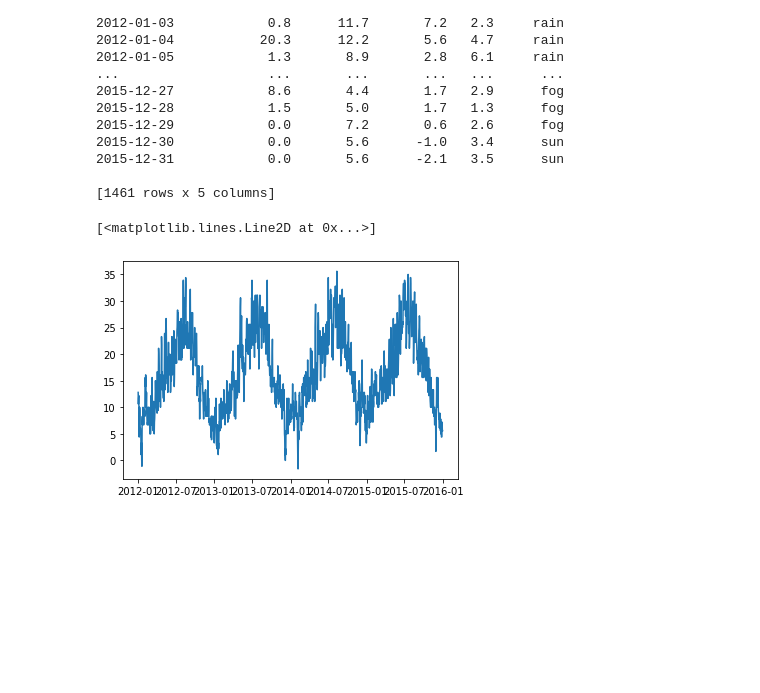
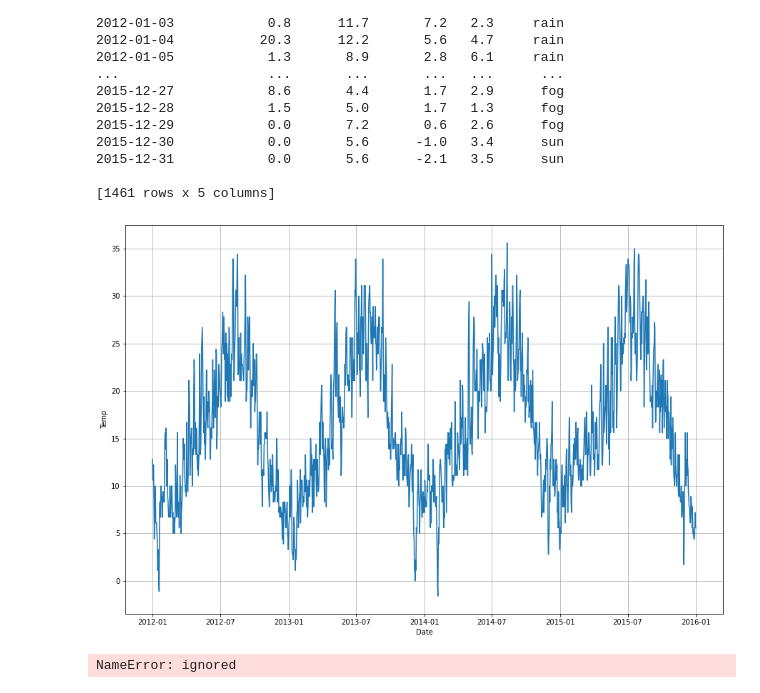
Before and after one commit to danm00nster/zaliczenie_IDW, a Jupyter notebook: Zaliczenie_IWD_Daniel_Kwiecinski.ipynb, the cells around one changed output. Saved outputs shown, nothing was run; the diff lists cells and outputs as text; code cells hidden in the pictures; blank space fills up the shorter version.

```diff
--- a/Zaliczenie_IWD_Daniel_Kwiecinski.ipynb
+++ b/Zaliczenie_IWD_Daniel_Kwiecinski.ipynb
@@ -353,9 +353,23 @@ date
 
 [1461 rows x 5 columns]
 # %%
-fig, ax=plt.subplots()
+fig, ax=plt.subplots(figsize=(15,10))
+
 ax.plot(weather.index, weather['temp_max'])
+ax.set_xlabel('Date')
+ax.set_ylabel('Temp')
+ax.grid()
 plt.show()
 # %% [output]
-[<matplotlib.lines.Line2D at 0x...>]
-[figure, old version]
+[figure, new version]
+# %%
+import datetime as dt
+weather['year']=pd.to_datetime(weather.index)
+weather['year']=weather['year'].dt.year
+ax.plot(weather.index, weather['temp_max'].groupby(year))
+ax.set_xlabel('Date')
+ax.set_ylabel('Temp')
+ax.grid()
+plt.show()
+# %% [output]
+NameError: ignored
```
